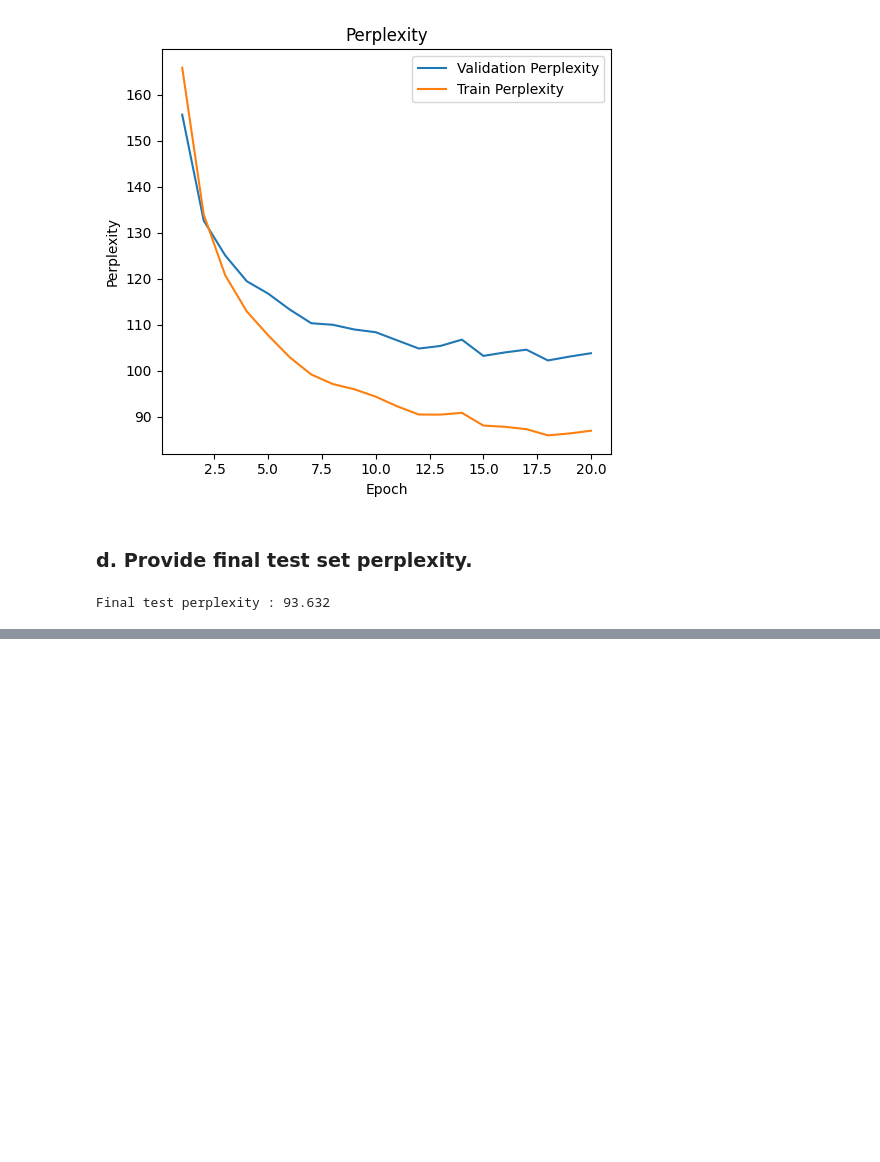
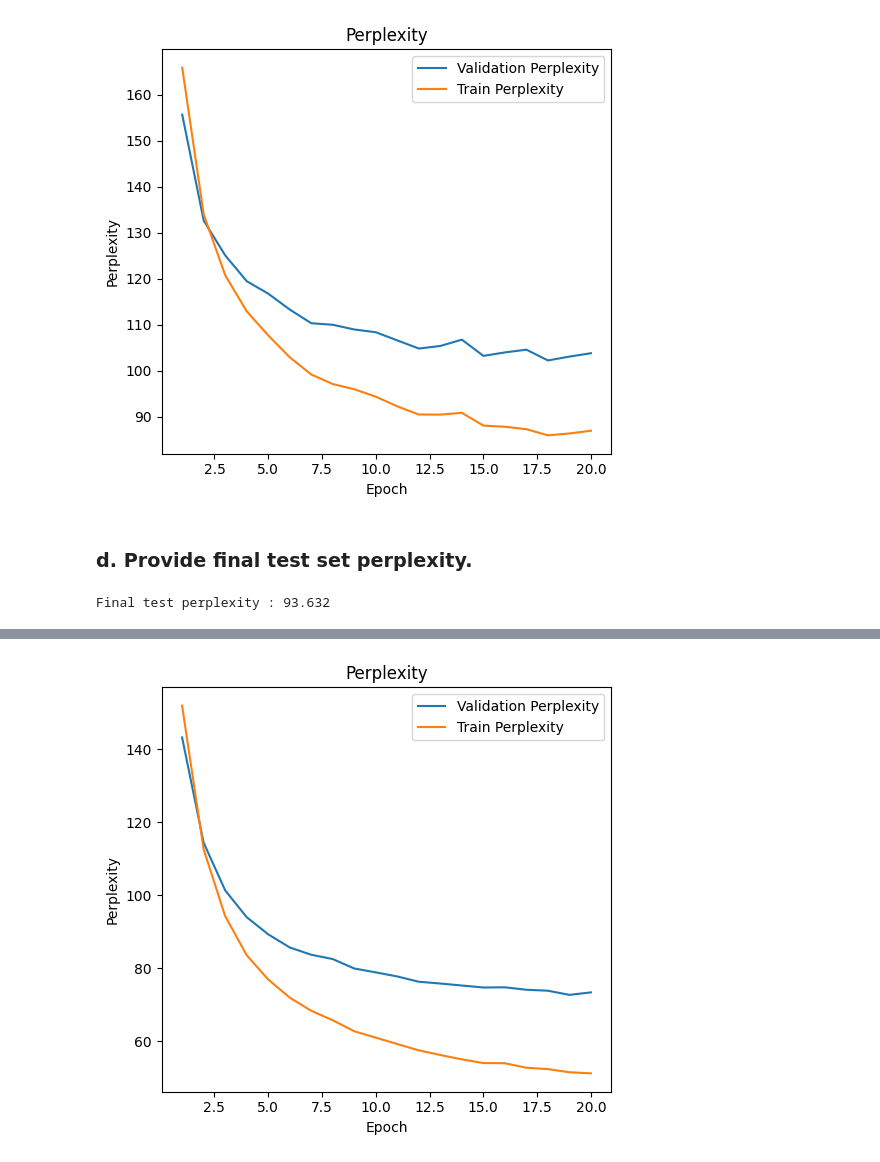
Before and after one commit to msr-in-msai/msai437-hw3, a Jupyter notebook: hw3.ipynb, the cells around one changed output, grey strips where cells are left out. Saved outputs shown, nothing was run; the diff lists cells and outputs as text; code cells hidden in the pictures; blank space fills up the shorter version.

```diff
--- a/hw3.ipynb
+++ b/hw3.ipynb
@@ -447,0 +625,17 @@ Final test perplexity : 93.632
+# %%
+    # Plot learning curves
+    plt.figure(figsize=(10, 5))
+
+    # Plot Validation and Train Perplexity
+    plt.subplot(1, 2, 2)
+    plt.plot(range(1, num_epochs + 1), val_ppls, label='Validation Perplexity')
+    plt.plot(range(1, num_epochs + 1), train_ppls, label='Train Perplexity')
+    plt.xlabel('Epoch')
+    plt.ylabel('Perplexity')
+    plt.title('Perplexity')
+    plt.legend()
+
+    plt.tight_layout()
+    plt.show()
+# %% [output]
+[figure, added]
```
Also changed, not shown: parts of 6 cells of this notebook, 1 other file.
